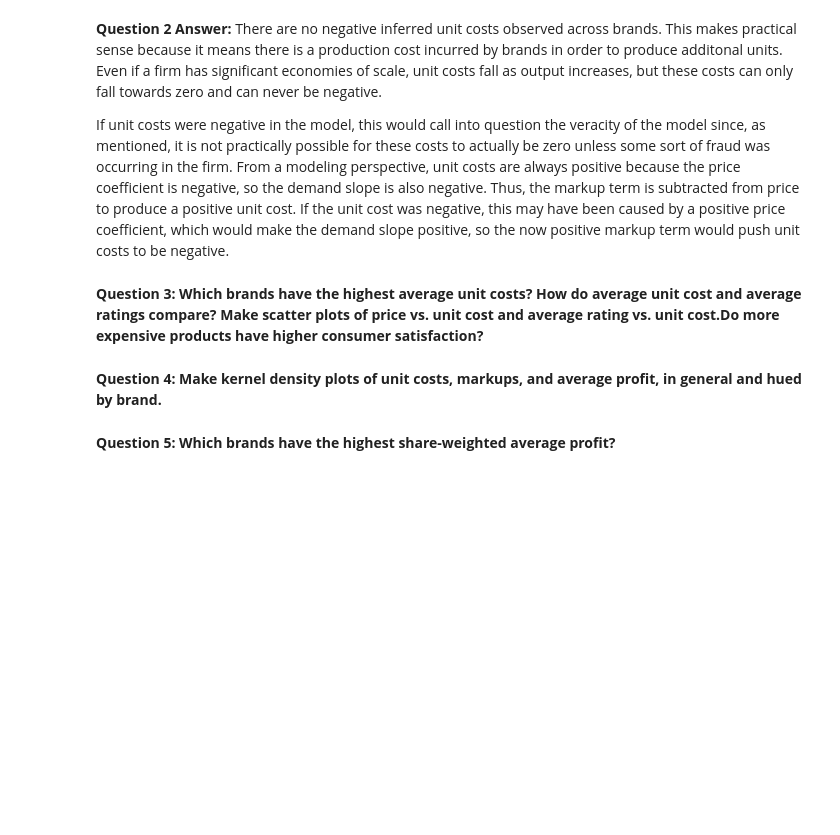
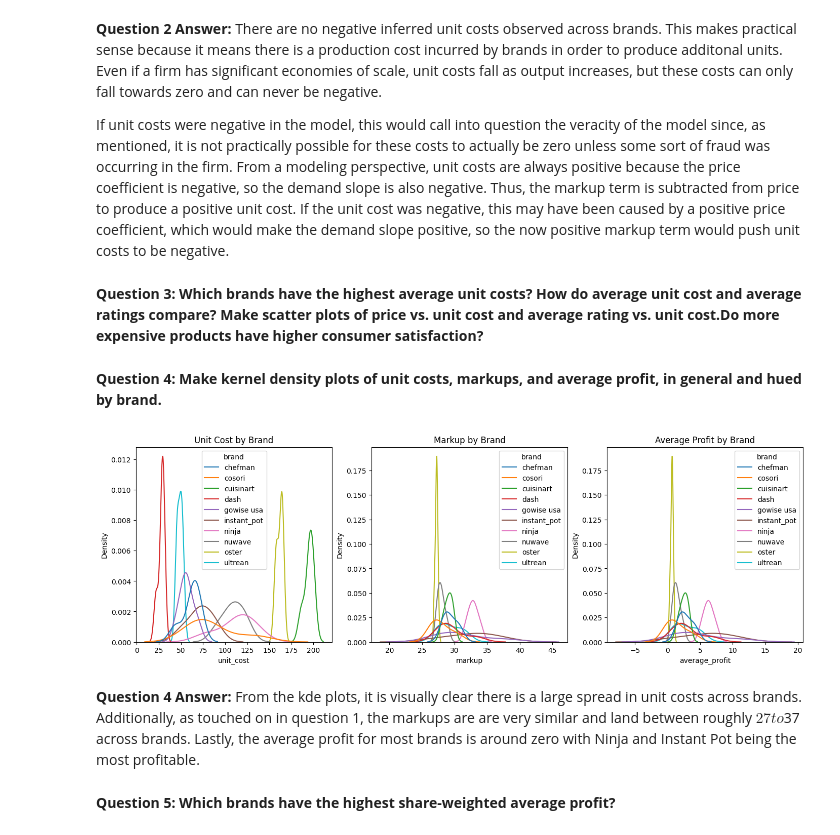
Before and after one commit to shalmalirao/ds3001-project1, a Jupyter notebook: Project2/pricing_analyst.ipynb, the cells around one changed output. Saved outputs shown, nothing was run; the diff lists cells and outputs as text; code cells hidden in the pictures; blank space fills up the shorter version.

Commit message:
questions 4 and 5 done

```diff
--- a/Project2/pricing_analyst.ipynb
+++ b/Project2/pricing_analyst.ipynb
@@ -89,5 +91,21 @@ If unit costs were negative in the model, this would call into question the vera
 **Question 3: Which brands have the highest average unit costs? How do average unit cost and average ratings compare? Make scatter plots of price vs. unit cost and average rating vs. unit cost.Do more expensive products have higher consumer satisfaction?**
 # %% [markdown]
 **Question 4: Make kernel density plots of unit costs, markups, and average profit, in general and hued by brand.**
+# %%
+fig, axes = plt.subplots(1, 3, figsize = (17, 5))
+sns.kdeplot(data = results, x = 'unit_cost', hue = 'brand', ax = axes[0])
+sns.kdeplot(data = results, x = 'markup', hue = 'brand', ax = axes[1])
+sns.kdeplot(data = results, x = 'average_profit', hue = 'brand', ax = axes[2])
+
+axes[0].set_title('Unit Cost by Brand')
+axes[1].set_title('Markup by Brand')
+axes[2].set_title('Average Profit by Brand')
+
+plt.show()
+# %% [output]
+[figure, added]
+# %% [markdown]
+**Question 4 Answer:**
+From the kde plots, it is visually clear there is a large spread in unit costs across brands. Additionally, as touched on in question 1, the markups are are very similar and land between roughly $27 to $37 across brands. Lastly, the average profit for most brands is around zero with Ninja and Instant Pot being the most profitable.
 # %% [markdown]
 **Question 5: Which brands have the highest share-weighted average profit?**
```
Also changed, not shown: parts of 3 cells of this notebook.
